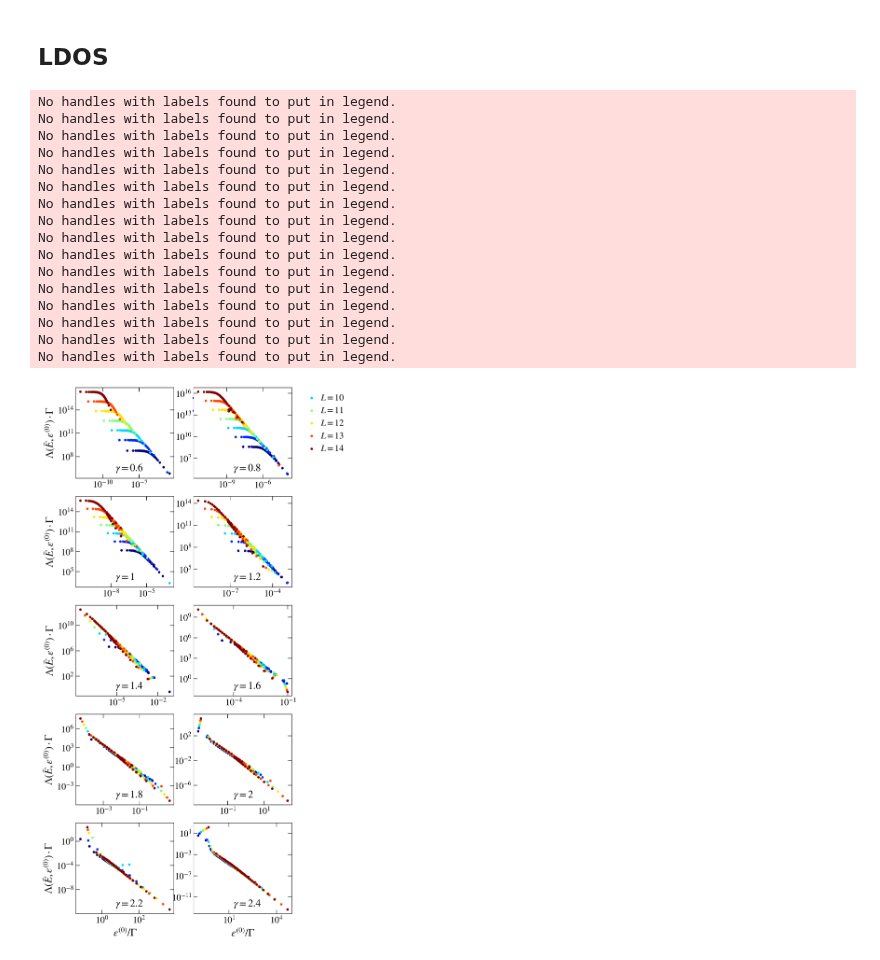
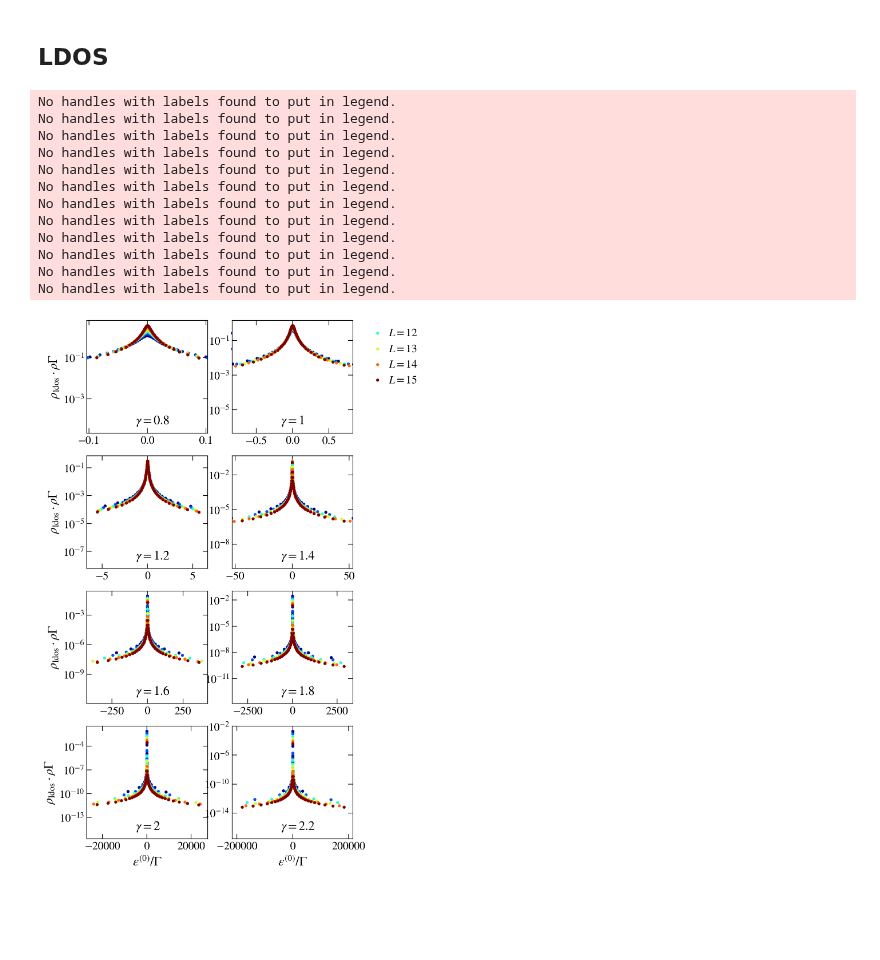
Before and after one commit to Rafal-Swietek/QHamSolver, a Jupyter notebook: Quadratic/Jupyter_Python/LDOS.ipynb, the cells around one changed output. Drawn from its saved outputs; the diff is of its cells as text; code cells hidden in the pictures; blank space fills up the shorter version.

```diff
--- a/Quadratic/Jupyter_Python/LDOS.ipynb
+++ b/Quadratic/Jupyter_Python/LDOS.ipynb
@@ -547,10 +554,10 @@ op=0
 modello = 'RP'
 prefix = base_dir(model=modello, d=DIM)
 
-sizes = np.arange(8, 15, 1)
+sizes = np.arange(10, 16, 1)
 
 DIM = 1
-fig, axis = plt.subplots( nrows=5, ncols=2, figsize=(6,15), dpi = 200, sharex=False, sharey=False)
+fig, axis = plt.subplots( nrows=4, ncols=2, figsize=(6,12), dpi = 200, sharex=False, sharey=False)
 axis = axis.flatten()
 
 def lorenz(x, A, sig, G):
@@ -573,7 +580,7 @@ gx = 1.2
 
 dim = 2**L
 
-gammas = np.arange(0.6, 2.51, 0.2)
+gammas = np.arange(0.8, 2.31, 0.2)
 
 for iig, gx in enumerate(gammas):
     for ii, L in enumerate(sizes):
@@ -589,21 +596,22 @@ for iig, gx in enumerate(gammas):
                 energy_density = (energy_density[1:] + energy_density[:-1]) / 2.
                 # energy_density = -2*(energy_density-0.5)
                 # energy_density = 2*(0.5 - energy_density)
-                # energy_density = -( (energy_density) * dE + E0)
-                energy_density = (E0 + dE/2) - ( (energy_density) * dE + E0)
+                energy_density = ( (energy_density) * dE + E0)
+                # energy_density = (E0 + dE/2) - ( (energy_density) * dE + E0)
                 # ldos = np.exp( np.mean(np.log(np.array(file.get('LDOS'))), axis=1) )
                 ldos = ( np.mean((np.array(file.get('LDOS'))), axis=1) )
                 # ldos = np.array(file.get('LDOS'))[:,num//2]
                 # print(L, gx, np.sum(ldos))
 
                 sig = np.sqrt(1 + dim**(1.0-gx))
-                DOS = dim / np.sqrt(2*np.pi*sig**2) * np.exp(-energy_density**2 / (2*sig**2))
-                DOS = DOS + DOS * 4 * dim**(2-gx) / sig**2 * (2*np.sqrt(2) * energy_density / sig * dawson(energy_density / np.sqrt(2) / sig) - 1)
+                # DOS = dim / np.sqrt(2*np.pi*sig**2) * np.exp(-energy_density**2 / (2*sig**2))
+                # DOS = DOS + DOS * 4 * dim**(2-gx) / sig**2 * (2*np.sqrt(2) * energy_density / sig * dawson(energy_density / np.sqrt(2) / sig) - 1)
+                DOS = np.array(file.get('DOS0'))
                 HSnorm = dim+1
-                G = 2 * np.pi * dim**(-gx) * DOS * HSnorm# if gx >= 1 else DOS * sig * HSnorm
+                G = 2 * np.pi * dim**(-gx) * HSnorm * DOS / (dim - 1.0)# if gx >= 1 else DOS * sig * HSnorm
 
                 xx = energy_density / G# * np.sqrt(dim)
-                yy = ldos * G * DOS# / G
+                yy = ldos  * G# * DOS# / dim# / G
 
                 if iig == 0 and ii < 2: axis[iig].scatter( xx, yy, color=col, label=r"$L=%d$"%L, s=8)
                 elif iig == 1 and ii > 1: axis[iig].scatter( xx, yy, color=col, label=r"$L=%d$"%L, s=8)
@@ -627,43 +635,39 @@ for iig, gx in enumerate(gammas):
 
                 # # sig = np.sqrt(1 + dim**(1-gx))
                 # # DOS = dim / np.sqrt(2*np.pi*sig**2) * np.exp(-z**2 / (2*sig**2))
                 # # G = np.pi * dim**(-gx) * DOS
                 # axis[iig].plot(z, lorenz(z, *pars), color=col, ls='--', lw=2, alpha=0.6)
                 # axis[iig].set_ylim(min(yy), max(yy))
         else:
             print(name)
 
 
-    # z = np.linspace(min(xx), max(xx), 1000)
-    # G = 0.05
-    # yy = G / 80 / ( z**2 )
+    # z = np.linspace(min(xx), max(xx), 100000)
+    # G = 1#0.05
+    # yy = G / 80 / ( z**2 + G**2)
     # axis[iig].plot(z, yy, ls='--', color='k', lw=2, alpha=0.6, label=r"$\frac{A}{(\omega)^2+1}$")
     # axis.plot(np.nan, np.nan, ls='--', color='k', label=r"$\frac{A}{(\omega/\Gamma)^2+1}e^{-\frac{E^2}{(2\sigma^2)}}$")
     axis[iig].annotate(r" $\gamma=%g$"%gx, fontsize=16, xy=(0.38, 0.08), xycoords='axes fraction')
-    fig_help.set_plot_elements(axis[iig], ylabel=r"$\Lambda(\bar{E},\epsilon^{(0)})\cdot\Gamma$" if iig%2==0 else "", xlabel=r"$\epsilon^{(0)}/\Gamma$" if iig > len(axis)-3 else "", font_size=14, set_legend=1, xscale='log', yscale='log')
+    fig_help.set_plot_elements(axis[iig], ylabel=r"$\rho_{\rm ldos}\cdot\rho\Gamma$" if iig%2==0 else "", xlabel=r"$\epsilon^{(0)}/\Gamma$" if iig > len(axis)-3 else "", font_size=14, set_legend=1, xscale='linear', yscale='log')
     fig_help.set_legend(axis[iig], fontsize=14, loc='upper left', anchor=(1.05, 1.02), ncol=1)
-    # axis.set_xlim(-0.1, 0.1)
+    axis[iig].set_xlim(min(xx)/150, max(xx)/150)
     # axis[iig].set_xscale('symlog', linthresh=10)# `linthresh` controls the linear region near zero
     # axis[iig].xaxis.set_minor_locator(MaxNLocator(nbins=24))
     # axis[iig].xaxis.set_major_locator(MaxNLocator(nbins=12))
 # %% [output]
 No handles with labels found to put in legend.
 No handles with labels found to put in legend.
 No handles with labels found to put in legend.
 No handles with labels found to put in legend.
 No handles with labels found to put in legend.
 No handles with labels found to put in legend.
 No handles with labels found to put in legend.
 No handles with labels found to put in legend.
 No handles with labels found to put in legend.
 No handles with labels found to put in legend.
 No handles with labels found to put in legend.
 No handles with labels found to put in legend.
-No handles with labels found to put in legend.
-No handles with labels found to put in legend.
-No handles with labels found to put in legend.
-No handles with labels found to put in legend.
-[figure, old version]
+[figure, new version]
 # %%
 colors_ls_cyc = itertools.cycle(colors_ls)
 from matplotlib.ticker import MaxNLocator
```
Also changed, not shown: parts of 3 cells of this notebook, 4 other files.
